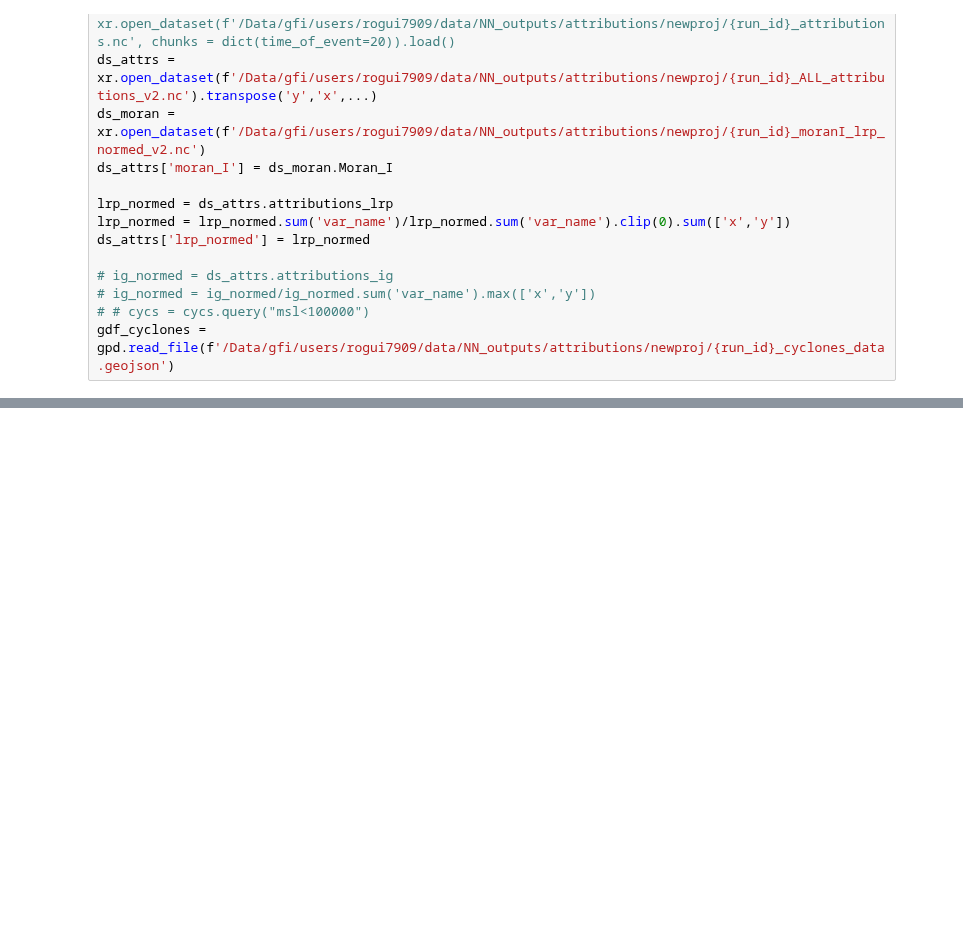
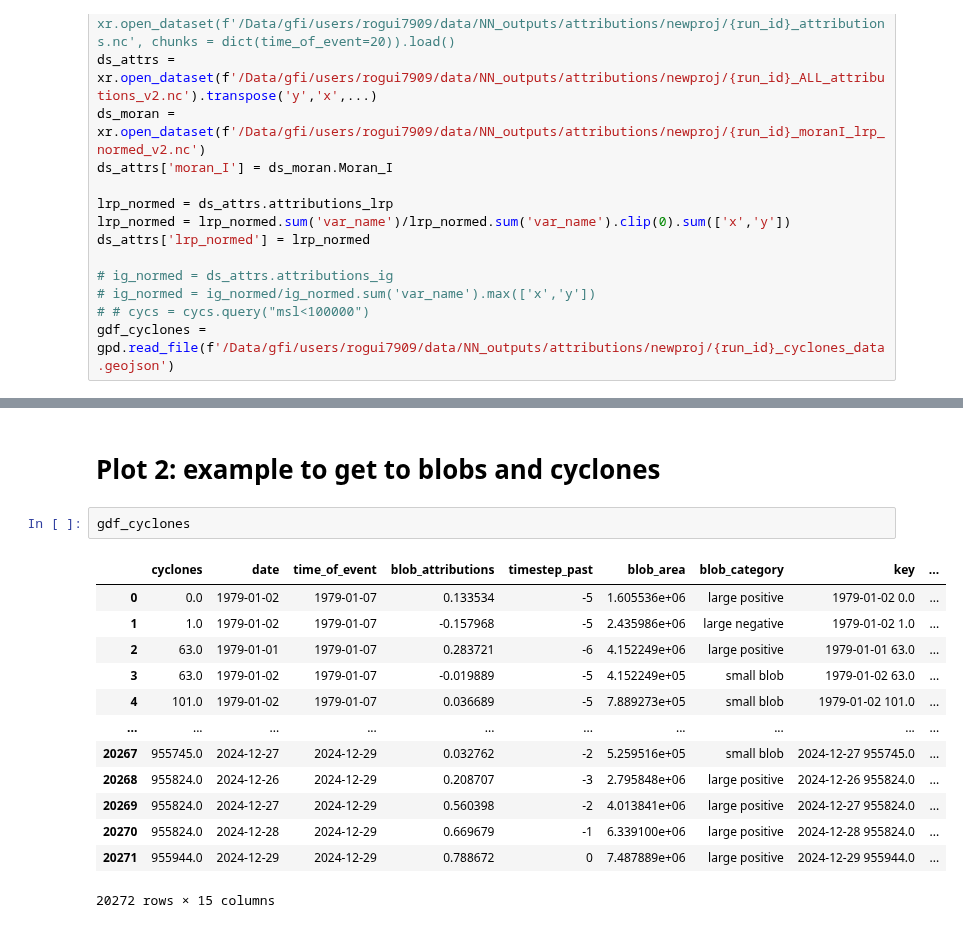
Before and after one commit to rguilcas/predict_rain_norway, a Jupyter notebook: diagnostics_newproj/paper/Plots.ipynb, the cells around one changed output, grey strips where cells are left out. Cells and saved outputs as stored; diff of their text form; blank space fills up the shorter version.

```diff
--- a/diagnostics_newproj/paper/Plots.ipynb
+++ b/diagnostics_newproj/paper/Plots.ipynb
@@ -70,0 +75,18 @@ plt.tight_layout()
+# %% [markdown]
+# Plot 2: example to get to blobs and cyclones
+# %%
+gdf_cyclones
+# %% [output]
+|  | cyclones | date | time_of_event | blob_attributions | timestep_past | blob_area | blob_category | key | ... |
+| 0 | 0.0 | 1979-01-02 | 1979-01-07 | 0.133534 | -5 | 1.605536e+06 | large positive | 1979-01-02 0.0 | ... |
+| 1 | 1.0 | 1979-01-02 | 1979-01-07 | -0.157968 | -5 | 2.435986e+06 | large negative | 1979-01-02 1.0 | ... |
+| 2 | 63.0 | 1979-01-01 | 1979-01-07 | 0.283721 | -6 | 4.152249e+06 | large positive | 1979-01-01 63.0 | ... |
+| 3 | 63.0 | 1979-01-02 | 1979-01-07 | -0.019889 | -5 | 4.152249e+05 | small blob | 1979-01-02 63.0 | ... |
+| 4 | 101.0 | 1979-01-02 | 1979-01-07 | 0.036689 | -5 | 7.889273e+05 | small blob | 1979-01-02 101.0 | ... |
+| ... | ... | ... | ... | ... | ... | ... | ... | ... | ... |
+| 20267 | 955745.0 | 2024-12-27 | 2024-12-29 | 0.032762 | -2 | 5.259516e+05 | small blob | 2024-12-27 955745.0 | ... |
+| 20268 | 955824.0 | 2024-12-26 | 2024-12-29 | 0.208707 | -3 | 2.795848e+06 | large positive | 2024-12-26 955824.0 | ... |
+| 20269 | 955824.0 | 2024-12-27 | 2024-12-29 | 0.560398 | -2 | 4.013841e+06 | large positive | 2024-12-27 955824.0 | ... |
+| 20270 | 955824.0 | 2024-12-28 | 2024-12-29 | 0.669679 | -1 | 6.339100e+06 | large positive | 2024-12-28 955824.0 | ... |
+| 20271 | 955944.0 | 2024-12-29 | 2024-12-29 | 0.788672 | 0 | 7.487889e+06 | large positive | 2024-12-29 955944.0 | ... |
+20272 rows × 15 columns
```
Also changed, not shown: parts of 6 cells of this notebook, 1 other file.
